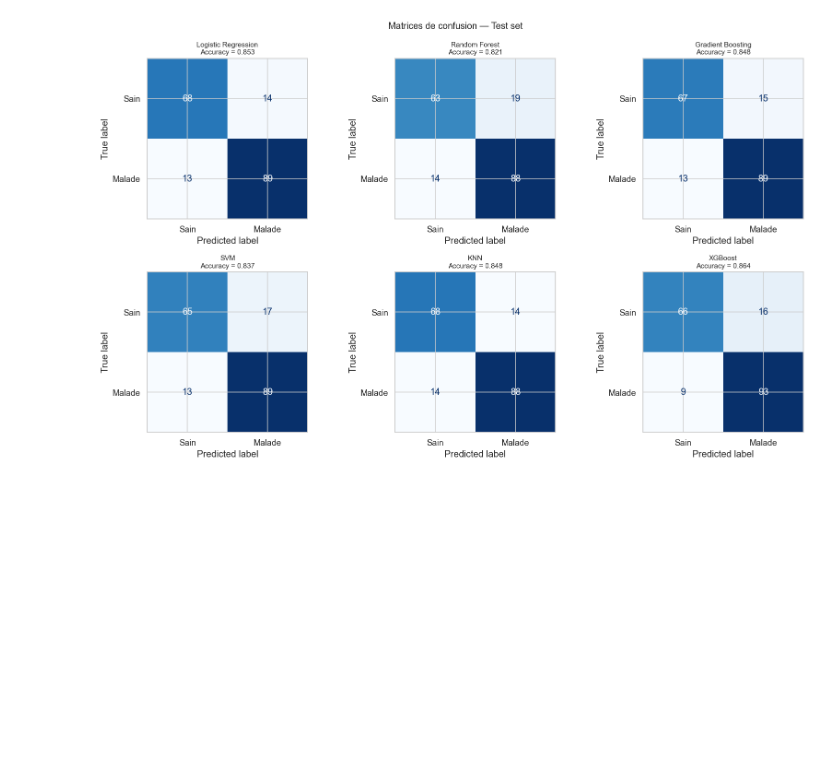
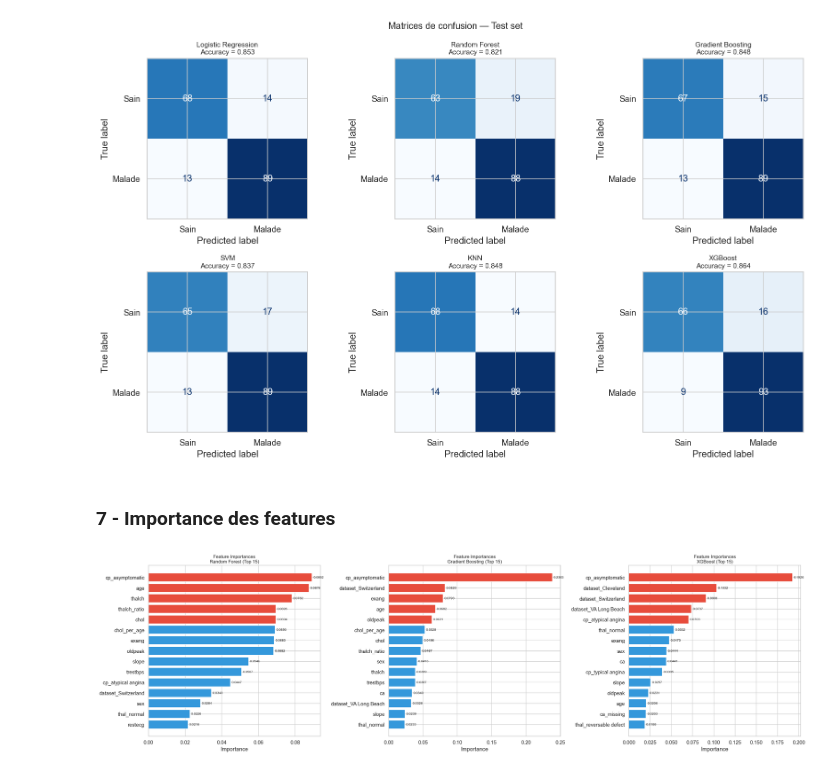
Before and after one commit to bijigunerachid/heart-disease-ml-dl-project, a Jupyter notebook: notebooks/03_ml_models.ipynb, the cells around one changed output. Saved outputs shown, nothing was run; the diff lists cells and outputs as text; code cells hidden in the pictures; blank space fills up the shorter version.

Commit message:
Importance des features

```diff
--- a/notebooks/03_ml_models.ipynb
+++ b/notebooks/03_ml_models.ipynb
@@ -268,3 +268,27 @@ plt.savefig(FIGS_PATH / '13_confusion_matrices.png', dpi=150, bbox_inches='tight
 plt.show()
 # %% [output]
 [figure]
+# %% [markdown]
+### 7 - Importance des features
+# %%
+tree_models = {k: v for k, v in trained_models.items()
+               if hasattr(v, 'feature_importances_')}
+
+fig, axes = plt.subplots(1, len(tree_models), figsize=(8 * len(tree_models), 7))
+if len(tree_models) == 1:
+    axes = [axes]
+
+for ax, (name, model) in zip(axes, tree_models.items()):
+    fi = pd.Series(model.feature_importances_, index=feat_names)
+    fi_top = fi.sort_values(ascending=True).tail(15)
+    colors = ['#e74c3c' if v > fi_top.quantile(0.7) else '#3498db' for v in fi_top]
+    bars = ax.barh(fi_top.index, fi_top.values, color=colors, edgecolor='white')
+    ax.bar_label(bars, fmt='%.4f', padding=3, fontsize=8)
+    ax.set_title(f'Feature Importances\n{name} (Top 15)', fontsize=11)
+    ax.set_xlabel('Importance')
+
+plt.tight_layout()
+plt.savefig(FIGS_PATH / '14_feature_importance.png', dpi=150, bbox_inches='tight')
+plt.show()
+# %% [output]
+[figure, added]
```
